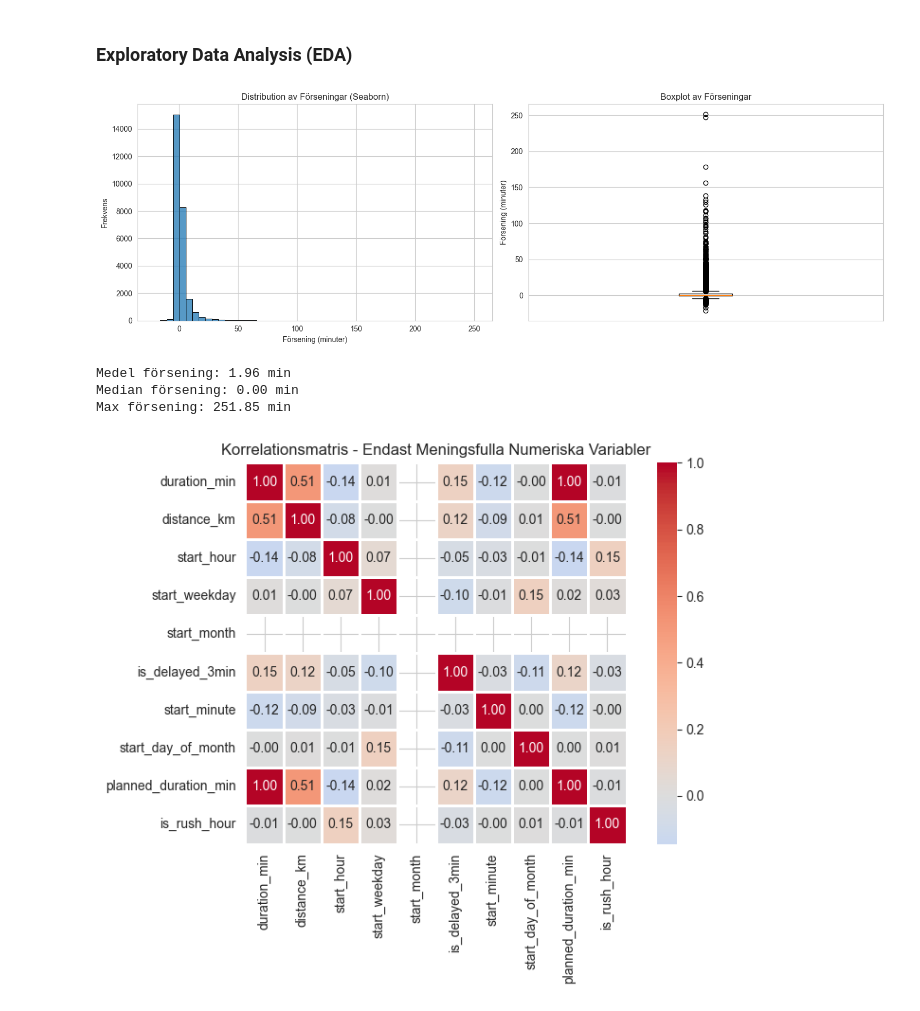
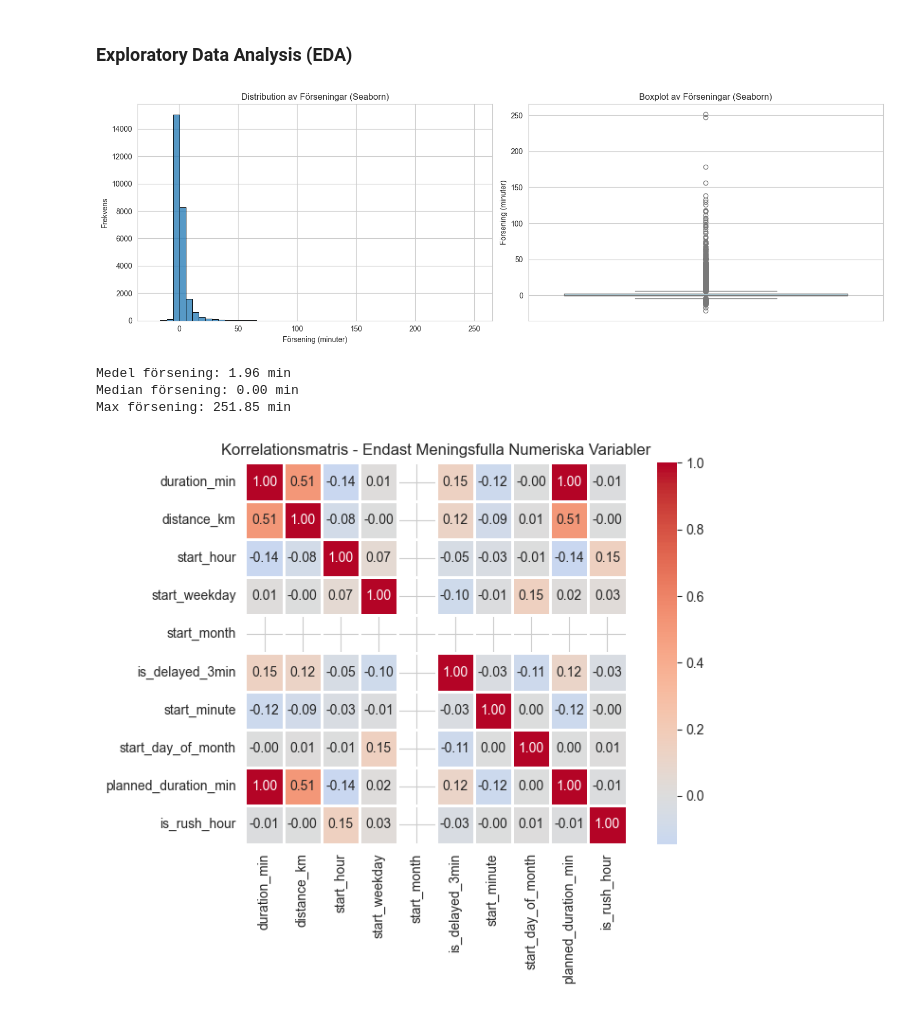
Before and after one commit to plipplupp/trafikverket, a Jupyter notebook: 2.0_Delay_Prediction_Model.ipynb, the cells around one changed output. Cells and saved outputs as stored; diff of their text form; code cells hidden in the pictures.

```diff
--- a/2.0_Delay_Prediction_Model.ipynb
+++ b/2.0_Delay_Prediction_Model.ipynb
@@ -82,37 +82,42 @@ Basic statistics:
 # %%
 # Distribution av target variabel med Seaborn
 fig, axes = plt.subplots(1, 2, figsize=(15, 5))
 
 # --- Vänstra diagrammet: Seaborn Histplot (Histogram och KDE) ---
 sns.histplot(
     data=df_processed,
     x='delay_minutes',
     bins=50,
     kde=False, # Lägger till en skattning av täthetsfunktionen (Density Estimate)
     edgecolor='black',
     ax=axes[0]
 )
 axes[0].set_title('Distribution av Förseningar (Seaborn)')
 axes[0].set_xlabel('Försening (minuter)')
 axes[0].set_ylabel('Frekvens')
 
-# --- Högra diagrammet: Matplotlib Boxplot (För outliers) ---
-# Boxplot är oftast snabbare och tydligare att göra med plt.boxplot
-axes[1].boxplot(df_processed['delay_minutes'])
-axes[1].set_title('Boxplot av Förseningar')
+# --- Högra diagrammet: Seaborn Boxplot (För outliers) ---
+# Vi använder Seaborn boxplot och sätter x=None och y='delay_minutes'
+# för att rita en vertikal boxplot.
+sns.boxplot(
+    data=df_processed,
+    y='delay_minutes',
+    ax=axes[1],
+    color='lightblue' # Lägger till en färg för tydlighet
+)
+axes[1].set_title('Boxplot av Förseningar (Seaborn)')
 axes[1].set_ylabel('Försening (minuter)')
-# Ta bort X-axeln eftersom den inte har någon meningsfull kategori
-axes[1].set_xticks([])
+axes[1].set_xlabel('') # Tar bort X-axeln genom att sätta en tom etikett
 
 plt.tight_layout()
 plt.show()
 
 # Utskrift av statistik (oförändrad)
 print(f"Medel försening: {df_processed['delay_minutes'].mean():.2f} min")
 print(f"Median försening: {df_processed['delay_minutes'].median():.2f} min")
 print(f"Max försening: {df_processed['delay_minutes'].max():.2f} min")
 # %% [output]
-[figure, old version]
+[figure, new version]
 Medel försening: 1.96 min
 Median försening: 0.00 min
 Max försening: 251.85 min
```
Also changed, not shown: parts of 9 cells of this notebook.
